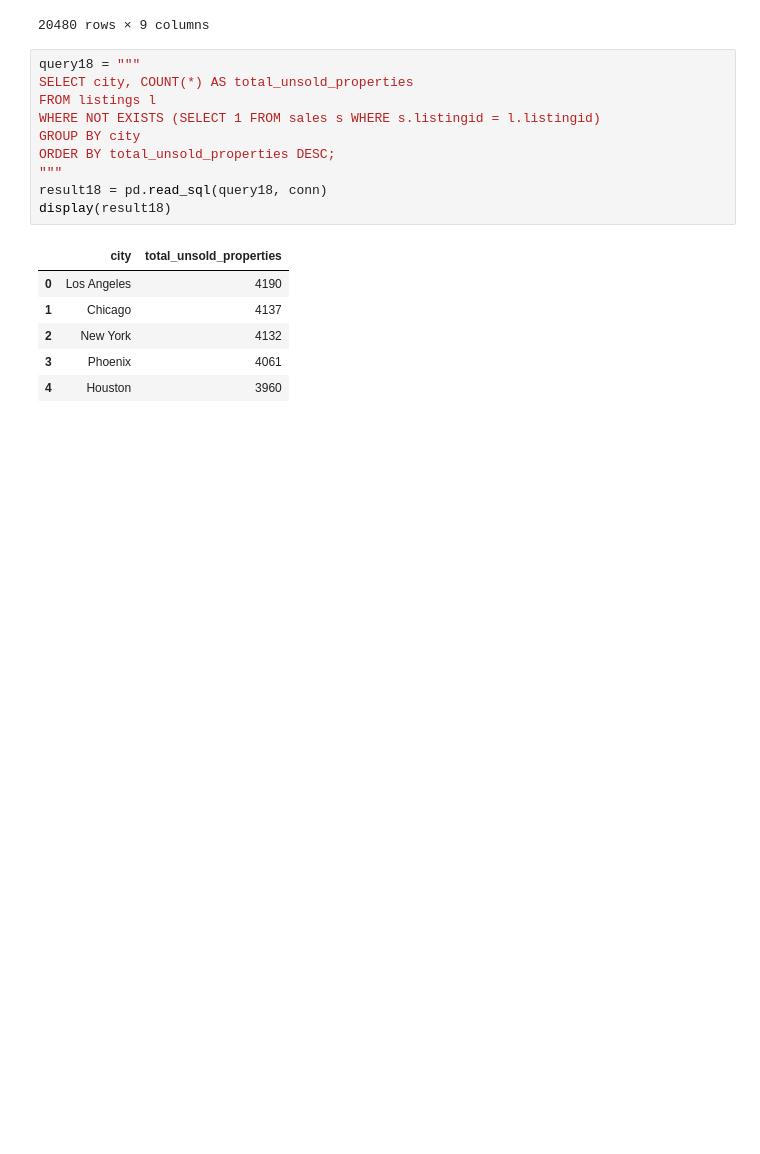
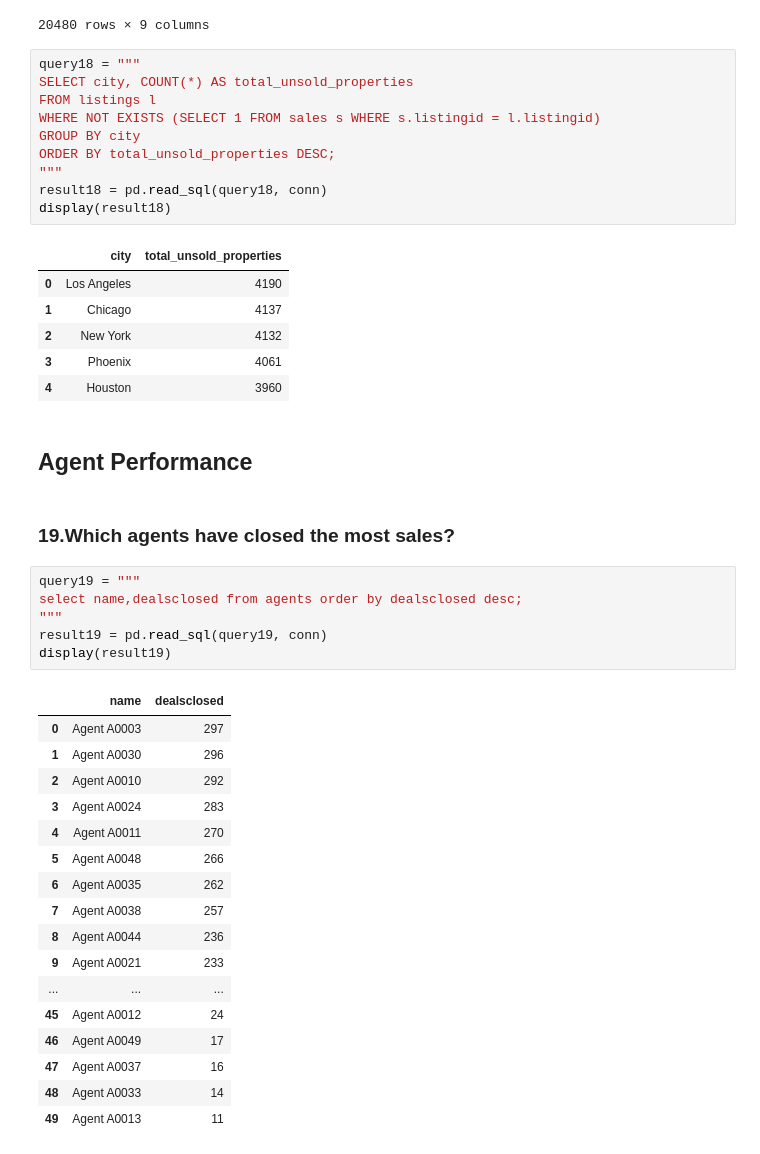
Before and after one commit to mukundnaramesh2605/guvi-python-sql-pandas-project-1, a Jupyter notebook: project.ipynb, the cells around one changed output. Cells and saved outputs as stored; diff of their text form; blank space fills up the shorter version.

```diff
--- a/project.ipynb
+++ b/project.ipynb
@@ -999,3 +999,31 @@ display(result18)
 | 2 | New York | 4132 |
 | 3 | Phoenix | 4061 |
 | 4 | Houston | 3960 |
+# %% [markdown]
+## Agent Performance
+# %% [markdown]
+### 19.Which agents have closed the most sales?
+# %%
+query19 = """
+select name,dealsclosed from agents order by dealsclosed desc;
+"""
+result19 = pd.read_sql(query19, conn)
+display(result19)
+# %% [output]
+|  | name | dealsclosed |
+| 0 | Agent A0003 | 297 |
+| 1 | Agent A0030 | 296 |
+| 2 | Agent A0010 | 292 |
+| 3 | Agent A0024 | 283 |
+| 4 | Agent A0011 | 270 |
+| 5 | Agent A0048 | 266 |
+| 6 | Agent A0035 | 262 |
+| 7 | Agent A0038 | 257 |
+| 8 | Agent A0044 | 236 |
+| 9 | Agent A0021 | 233 |
+| ... | ... | ... |
+| 45 | Agent A0012 | 24 |
+| 46 | Agent A0049 | 17 |
+| 47 | Agent A0037 | 16 |
+| 48 | Agent A0033 | 14 |
+| 49 | Agent A0013 | 11 |
```
Also changed, not shown: parts of 1 cell of this notebook.
